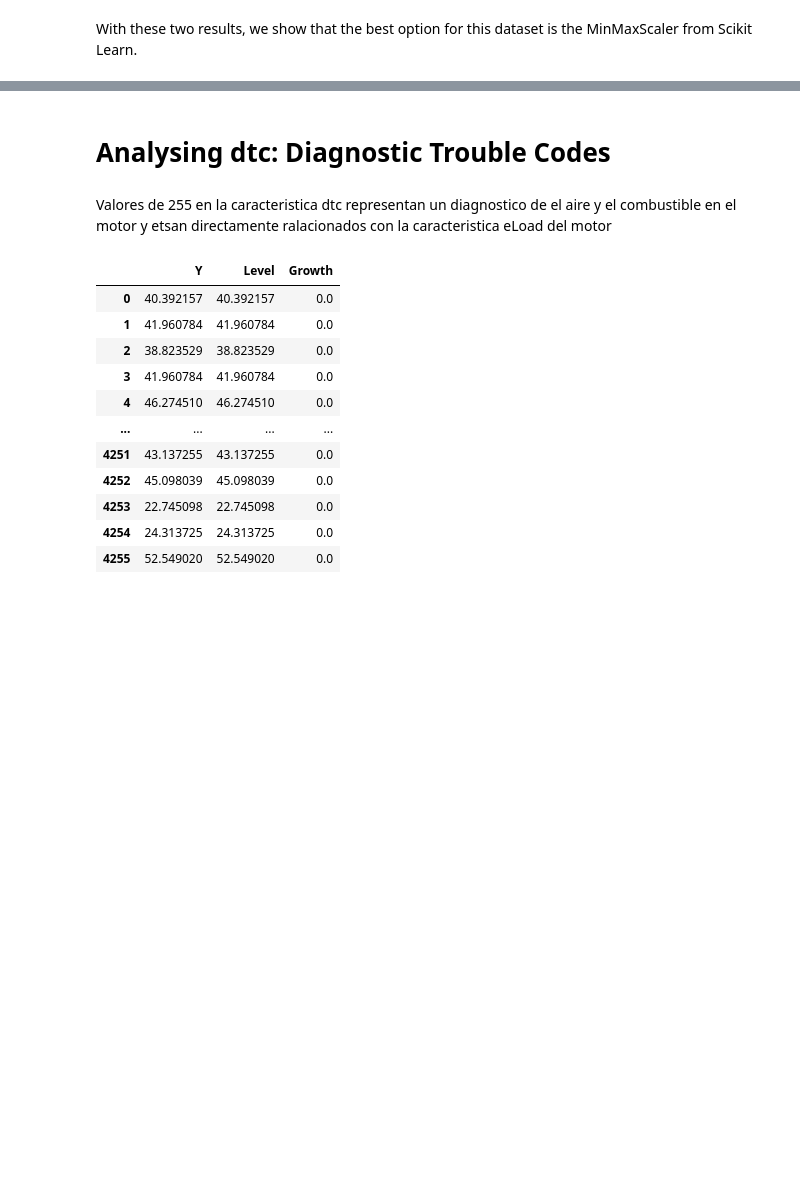
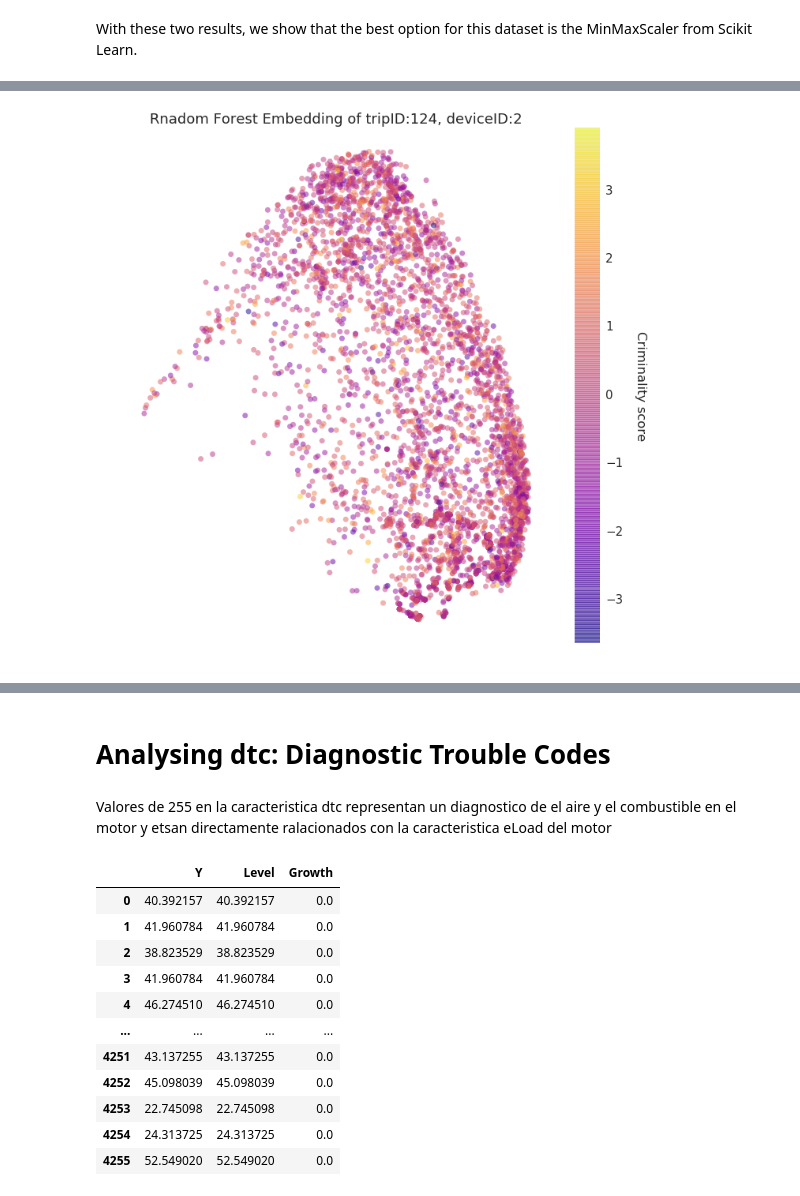
Before and after one commit to noshaq/Vehicle_remote_sensing, a Jupyter notebook: allcars_exploratory.ipynb, the cells around one changed output, grey strips where cells are left out. Cells and saved outputs as stored; diff of their text form; code cells hidden in the pictures; blank space fills up the shorter version.

```diff
--- a/allcars_exploratory.ipynb
+++ b/allcars_exploratory.ipynb
@@ -413,0 +453,8 @@ With these two results, we show that the best option for this dataset is the Min
+# %%
+hasher = ensemble.RandomTreesEmbedding(n_estimators=200, random_state=0, max_depth=5)
+X_transformed = hasher.fit_transform(X)
+pca = decomposition.TruncatedSVD(n_components=2)
+X_reduced = pca.fit_transform(X_transformed)
+plot_embedding(X_reduced,colors, 'Rnadom Forest Embedding of tripID:124, deviceID:2')
+# %% [output]
+[figure, added]
```
Also changed, not shown: parts of 7 cells of this notebook, 2 other files.
